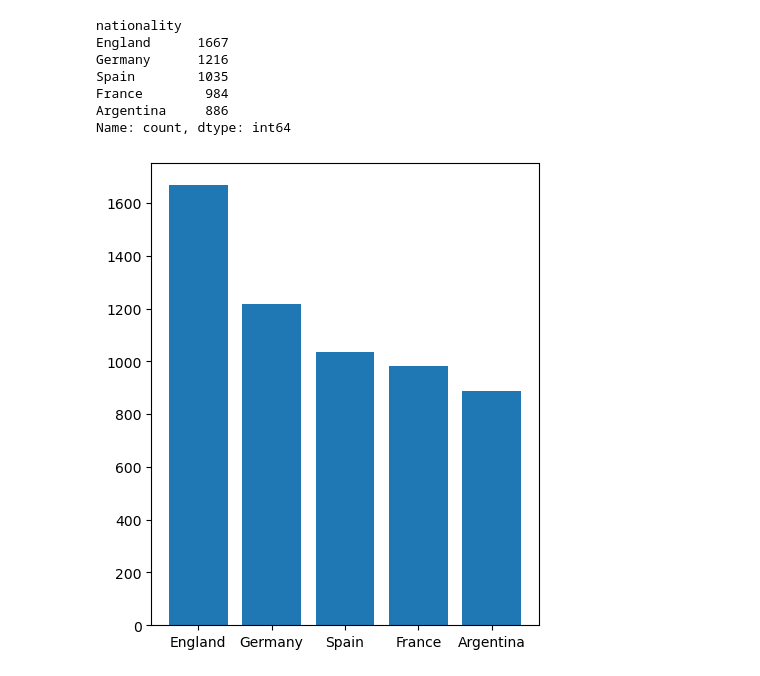
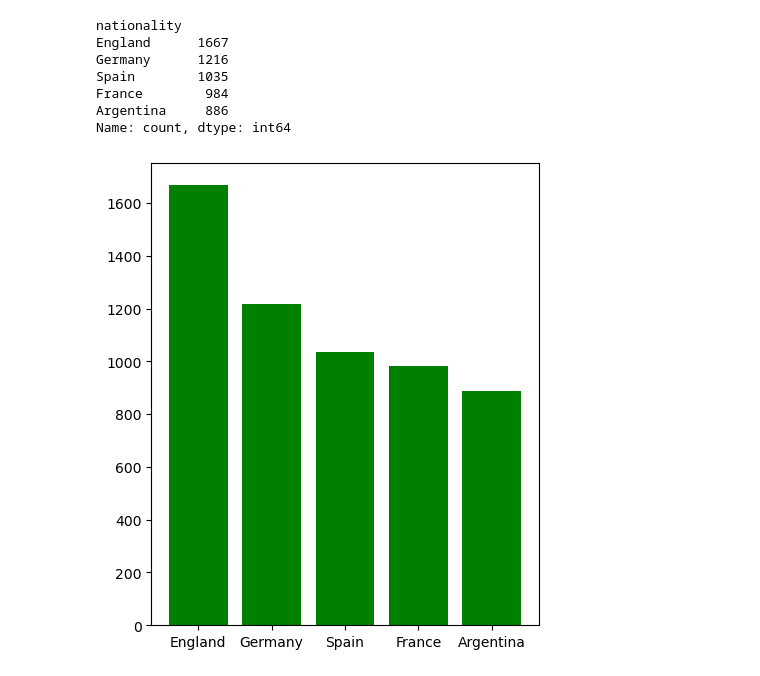
Before and after one commit to Zain-Ul-Abaiden/Fifa-20-dataset-analysis, a Jupyter notebook: Fifa 20 analysis.ipynb, the cells around one changed output. Drawn from its saved outputs; the diff is of its cells as text; code cells hidden in the pictures.

```diff
--- a/Fifa 20 analysis.ipynb
+++ b/Fifa 20 analysis.ipynb
@@ -94,7 +94,7 @@ Argentina     886
 Name: count, dtype: int64
 # %%
 plt.figure(figsize=(5,6))
-plt.bar(list(fifa['nationality'].value_counts()[0:5].keys()),list(fifa['nationality'].value_counts()[0:5]))
+plt.bar(list(fifa['nationality'].value_counts()[0:5].keys()),list(fifa['nationality'].value_counts()[0:5]),color='g')
 plt.show()
 # %% [output]
-[figure, old version]
+[figure, new version]
```
Also changed, not shown: parts of 21 cells of this notebook.
